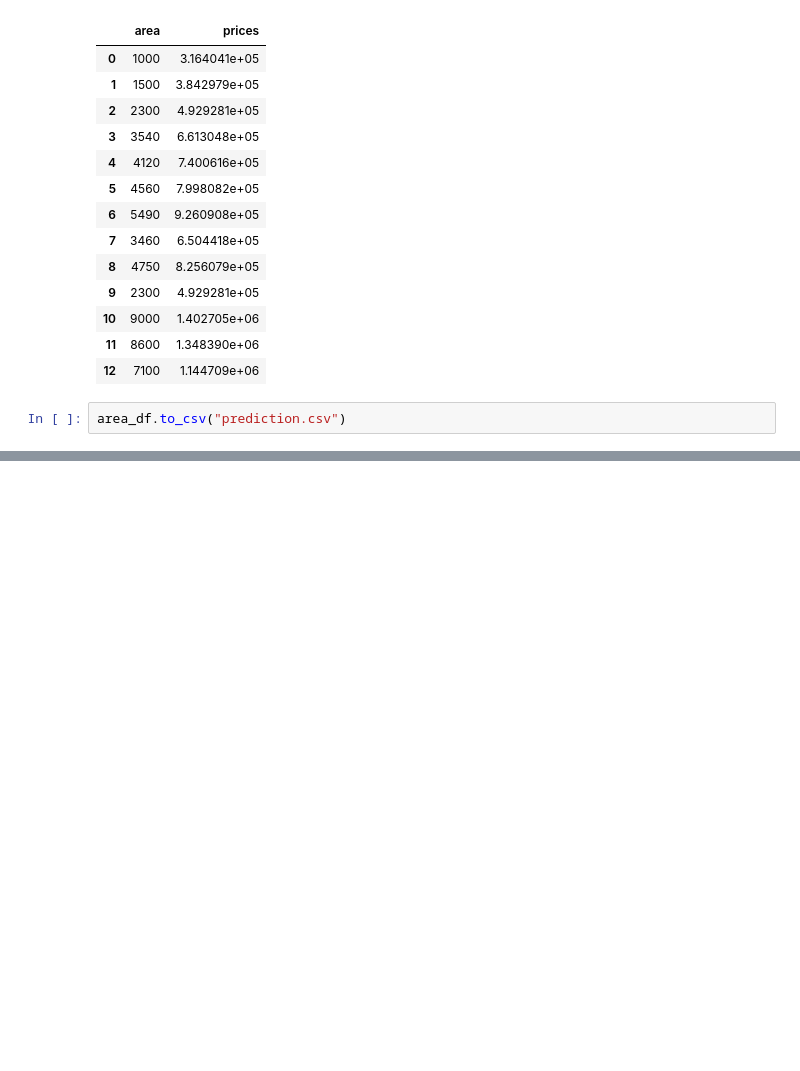
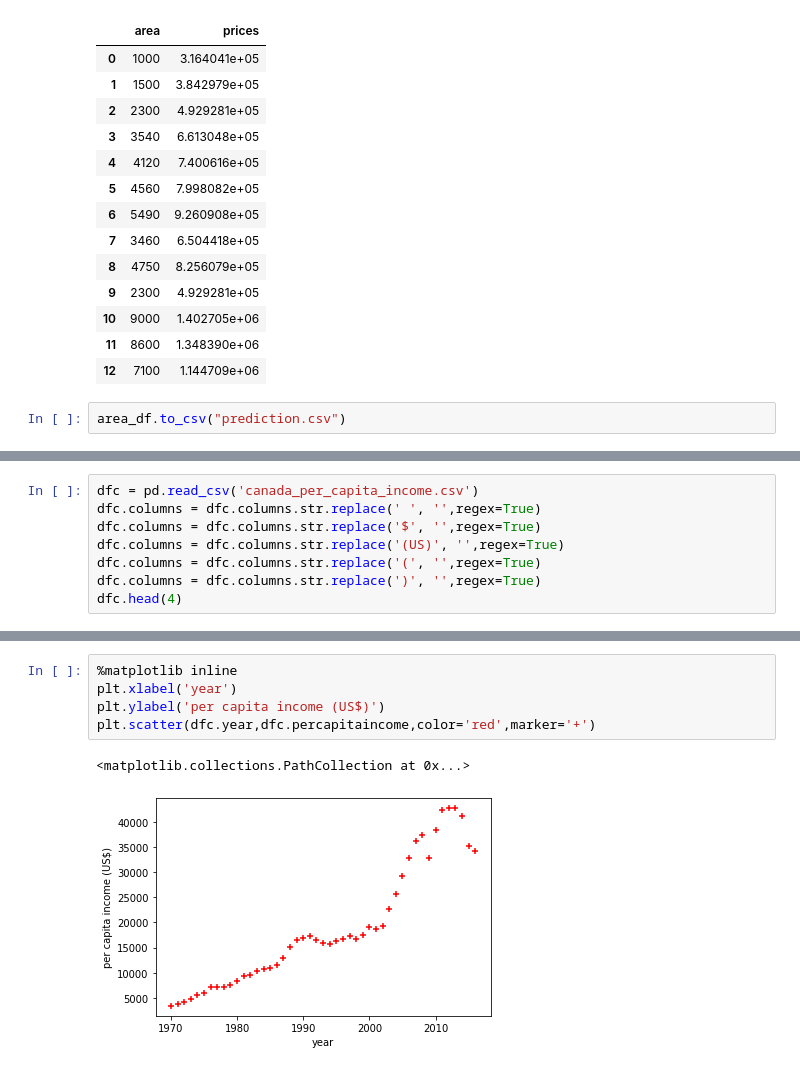
Before and after one commit to varmagsr/ML, a Jupyter notebook: Linear_Regression_With_One_Variable.ipynb, the cells around one changed output, grey strips where cells are left out. Saved outputs shown, nothing was run; the diff lists cells and outputs as text; blank space fills up the shorter version.

```diff
--- a/Linear_Regression_With_One_Variable.ipynb
+++ b/Linear_Regression_With_One_Variable.ipynb
@@ -131,0 +134,8 @@ area_df.to_csv("prediction.csv")
+# %%
+dfc = pd.read_csv('canada_per_capita_income.csv')
+dfc.columns = dfc.columns.str.replace(' ', '',regex=True)
+dfc.columns = dfc.columns.str.replace('$', '',regex=True)
+dfc.columns = dfc.columns.str.replace('(US)', '',regex=True)
+dfc.columns = dfc.columns.str.replace('(', '',regex=True)
+dfc.columns = dfc.columns.str.replace(')', '',regex=True)
+dfc.head(4)
@@ -131,0 +148,8 @@ area_df.to_csv("prediction.csv")
+# %%
+%matplotlib inline
+plt.xlabel('year')
+plt.ylabel('per capita income (US$)')
+plt.scatter(dfc.year,dfc.percapitaincome,color='red',marker='+')
+# %% [output]
+<matplotlib.collections.PathCollection at 0x...>
+[figure, added]
```
Also changed, not shown: parts of 8 cells of this notebook.
